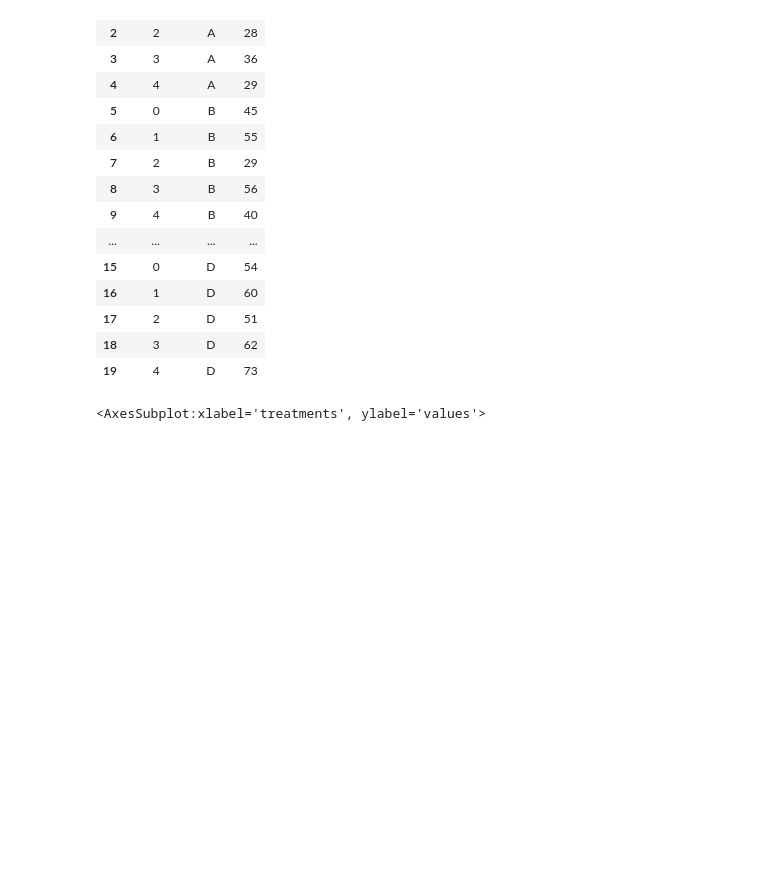
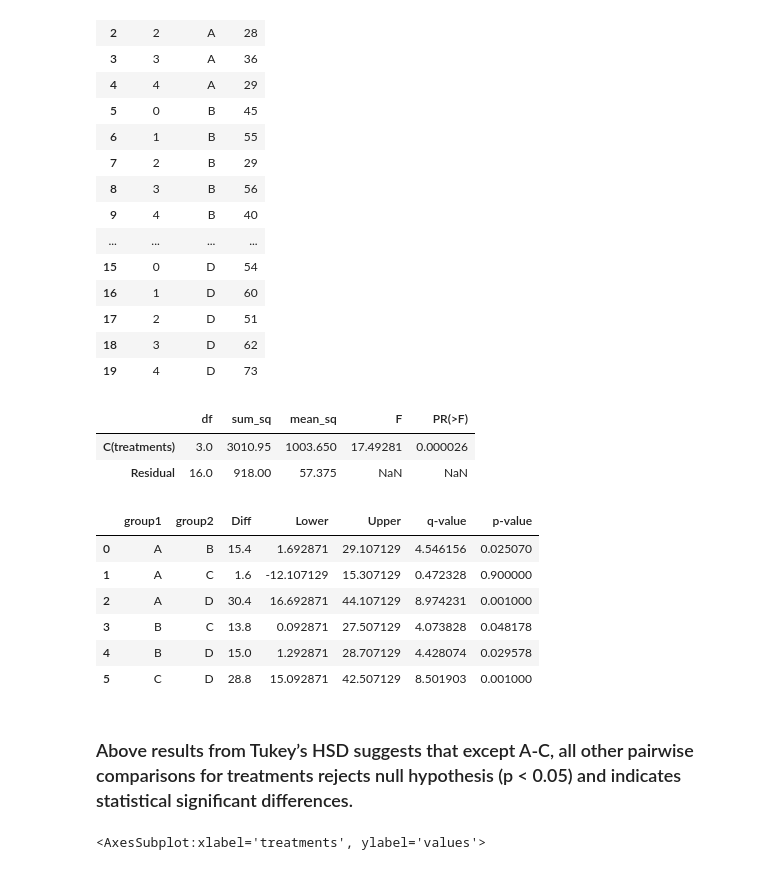
Before and after one commit to saramsv/MiniDataScienceProjects, a Jupyter notebook: hypothesis-testing.ipynb, the cells around one changed output. Saved outputs shown, nothing was run; the diff lists cells and outputs as text; code cells hidden in the pictures; blank space fills up the shorter version.

```diff
--- a/hypothesis-testing.ipynb
+++ b/hypothesis-testing.ipynb
@@ -54,3 +57,26 @@ df_melt.columns=['index','treatments','values']
+# %%
+res = stat()
+res.anova_stat(df = df_melt, res_var='values', anova_model='values ~ C(treatments)') #res_var is the responce variable/s in string format
+res.anova_summary
+# %% [output]
+|  | df | sum_sq | mean_sq | F | PR(>F) |
+| C(treatments) | 3.0 | 3010.95 | 1003.650 | 17.49281 | 0.000026 |
+| Residual | 16.0 | 918.00 | 57.375 | NaN | NaN |
+# %%
+res2 = stat()
+res2.tukey_hsd(df=df_melt, res_var='values', xfac_var='treatments', anova_model='values ~ C(treatments)')
+#xfac_var: Name of a column having factor or group for pairwise comparison [string][default: None]
+res2.tukey_summary
+# %% [output]
+|  | group1 | group2 | Diff | Lower | Upper | q-value | p-value |
+| 0 | A | B | 15.4 | 1.692871 | 29.107129 | 4.546156 | 0.025070 |
+| 1 | A | C | 1.6 | -12.107129 | 15.307129 | 0.472328 | 0.900000 |
+| 2 | A | D | 30.4 | 16.692871 | 44.107129 | 8.974231 | 0.001000 |
+| 3 | B | C | 13.8 | 0.092871 | 27.507129 | 4.073828 | 0.048178 |
+| 4 | B | D | 15.0 | 1.292871 | 28.707129 | 4.428074 | 0.029578 |
+| 5 | C | D | 28.8 | 15.092871 | 42.507129 | 8.501903 | 0.001000 |
+# %% [markdown]
+### Above results from Tukey’s HSD suggests that except A-C, all other pairwise comparisons for treatments rejects null hypothesis (p < 0.05) and indicates statistical significant differences.
 # %%
 sns.boxplot(x=df_melt['treatments'], y=df_melt['values'], data=df_melt)
 # %% [output]
```
Also changed, not shown: parts of 9 cells of this notebook, 2 other files.
